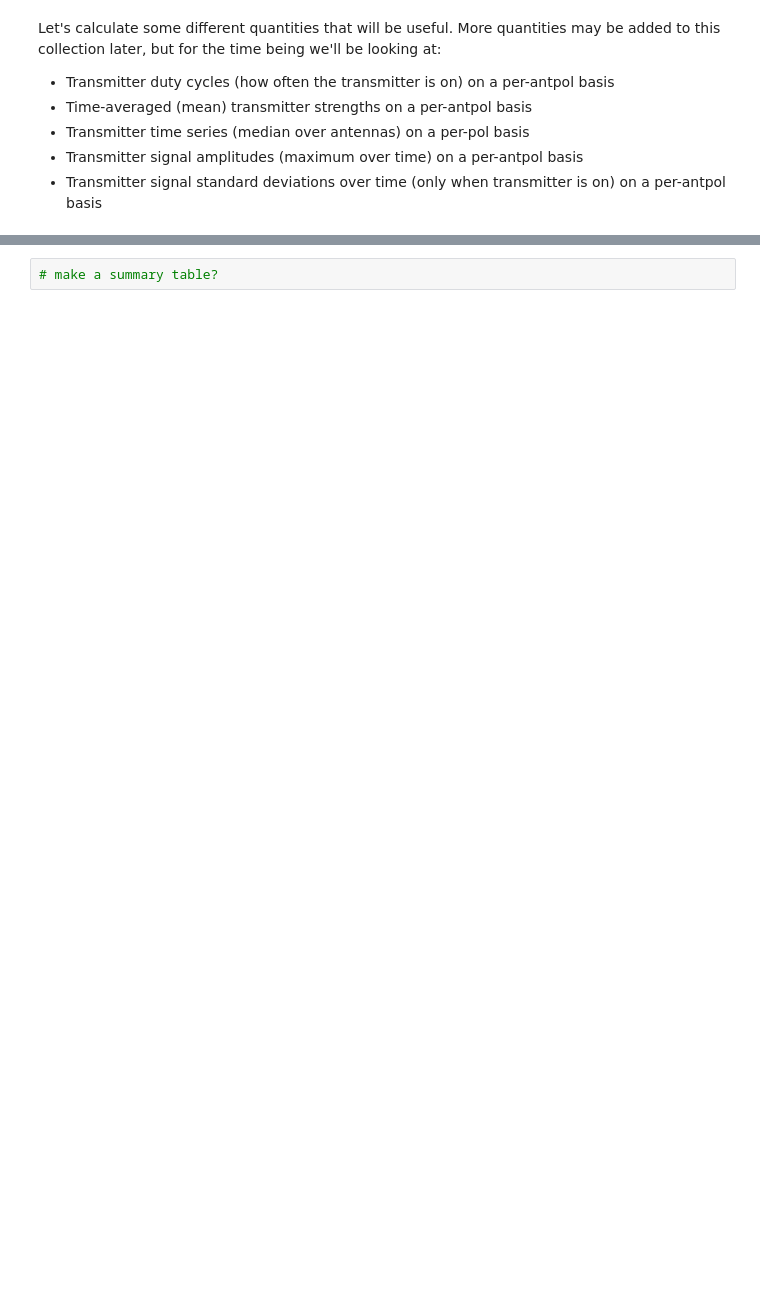
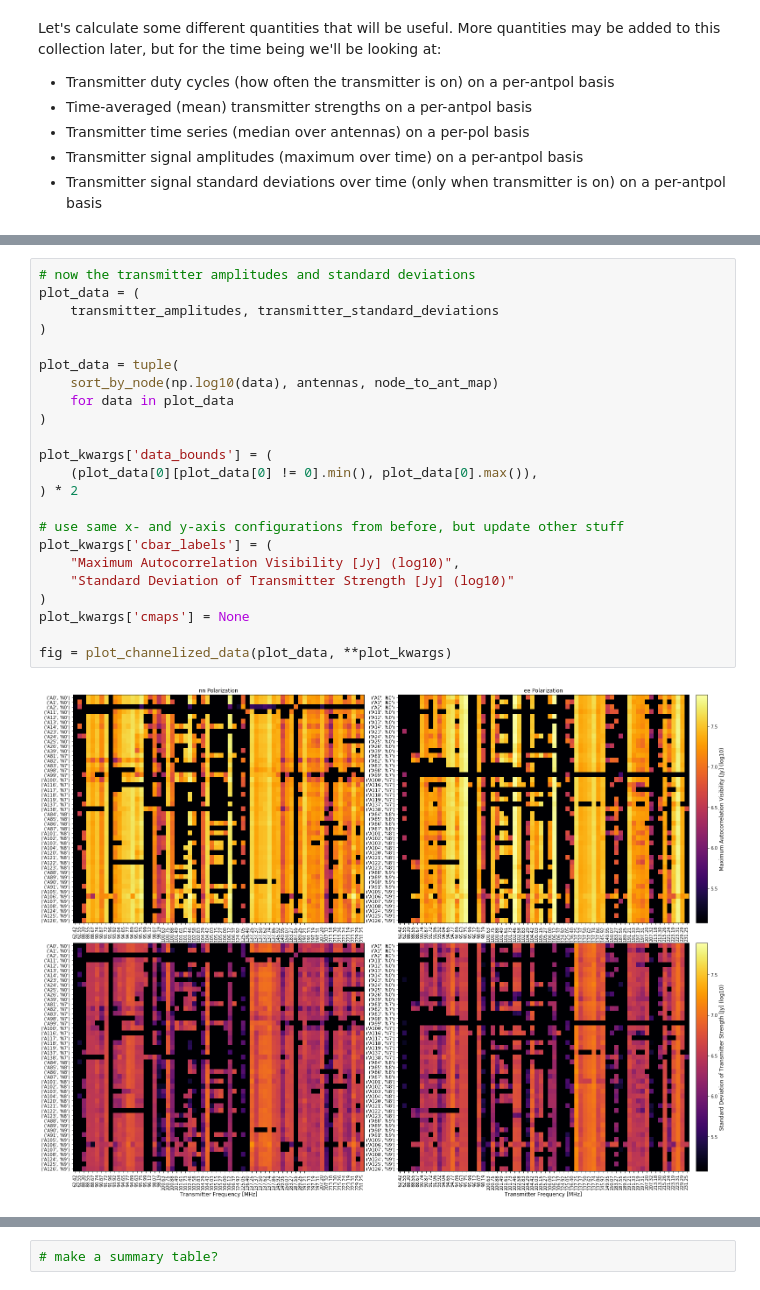
Before and after one commit to HERA-Team/hera_sandbox, a Jupyter notebook: rfp/rfi/rfi_notebook_template.ipynb, the cells around one changed output, grey strips where cells are left out. Cells and saved outputs as stored; diff of their text form; blank space fills up the shorter version.

```diff
--- a/rfp/rfi/rfi_notebook_template.ipynb
+++ b/rfp/rfi/rfi_notebook_template.ipynb
@@ -258,0 +403,25 @@ fractional_transmitter_standard_deviations = transmitter_standard_deviations / t
+# %%
+# now the transmitter amplitudes and standard deviations
+plot_data = (
+    transmitter_amplitudes, transmitter_standard_deviations
+)
+
+plot_data = tuple(
+    sort_by_node(np.log10(data), antennas, node_to_ant_map)
+    for data in plot_data
+)
+
+plot_kwargs['data_bounds'] = (
+    (plot_data[0][plot_data[0] != 0].min(), plot_data[0].max()),
+) * 2
+
+# use same x- and y-axis configurations from before, but update other stuff
+plot_kwargs['cbar_labels'] = (
+    "Maximum Autocorrelation Visibility [Jy] (log10)",
+    "Standard Deviation of Transmitter Strength [Jy] (log10)"
+)
+plot_kwargs['cmaps'] = None
+
+fig = plot_channelized_data(plot_data, **plot_kwargs)
+# %% [output]
+[figure, added]
```
Also changed, not shown: parts of 17 cells of this notebook.
